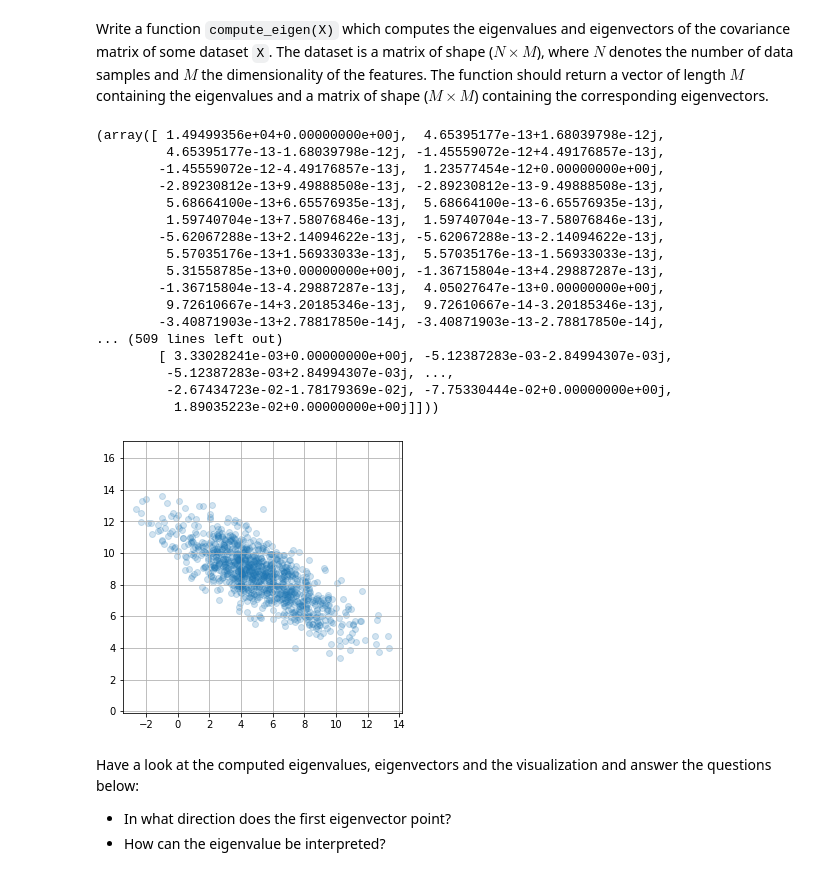
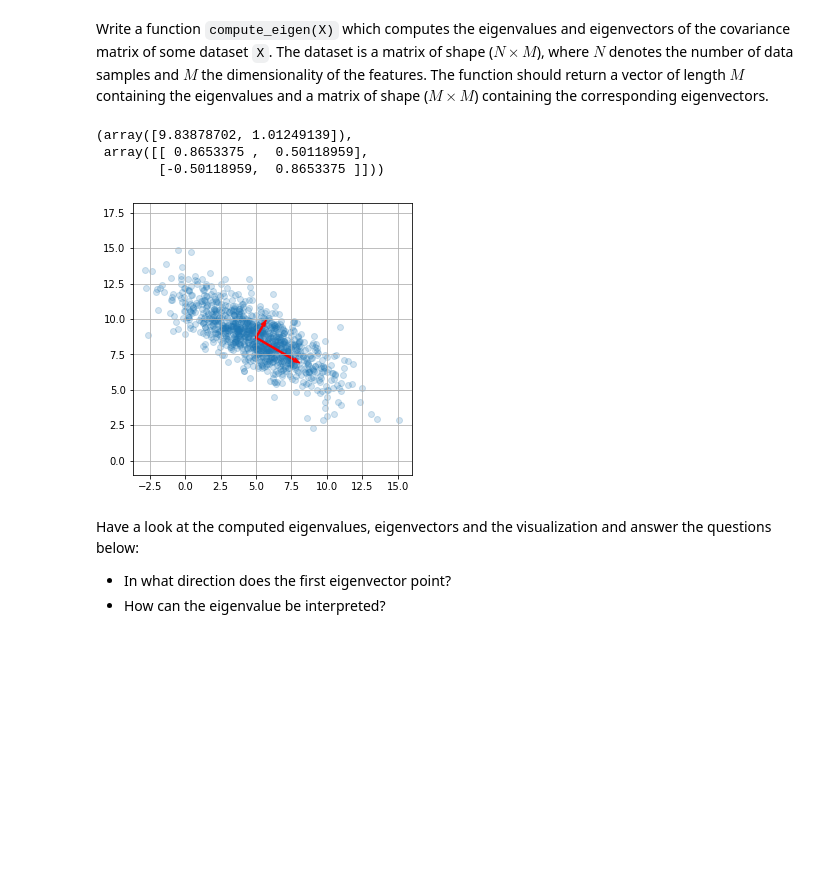
Before and after one commit to ErikNij/5ARB0DataScience, a Jupyter notebook: analysis-template.ipynb, the cells around one changed output. Drawn from its saved outputs; the diff is of its cells as text; code cells hidden in the pictures; blank space fills up the shorter version.

Commit message:
Ex 1.1 complete
Added the transpose so that 1.1 works completly

```diff
--- a/analysis-template.ipynb
+++ b/analysis-template.ipynb
@@ -63,45 +63,36 @@ Write a function `compute_eigen(X)` which computes the eigenvalues and eigenvect
 #// BEGIN_TODO [5ARB0_Analysis_1_1a] Compute eigenvalues and eigenvectors
 
 def compute_eigen(X):
+    X = np.transpose(X)
     ConvMatrix = np.cov(X)
-    return np.linalg.eig(ConvMatrix)
+    NamedTuple = np.linalg.eig(ConvMatrix)
+    eigvals = NamedTuple[0]
+    eigvecs = NamedTuple[1]
+    return eigvals, eigvecs
+
 
 #// END_TODO [5ARB0_Analysis_1_1a]
 # %%
 # generate data
 X = ex11_generate_data()
 
 # compute eigenvalues and eigenvectors
 eigvals, eigvecs = compute_eigen(X)
 
 # plot data
 plt.figure(figsize=(5,5))
 plt.scatter(X[:,0], X[:,1], alpha=0.2)
-#plot_eigen(np.mean(X, axis=0), eigvals, eigvecs, plt.gca(), width=0.1, color="r")
+plot_eigen(np.mean(X, axis=0), eigvals, eigvecs, plt.gca(), width=0.1, color="r")
 plt.axis("equal")
 plt.grid()
 
 # print eigenvalues and eigenvectors
 eigvals, eigvecs
 # %% [output]
-(array([ 1.49499356e+04+0.00000000e+00j,  4.65395177e-13+1.68039798e-12j,
-         4.65395177e-13-1.68039798e-12j, -1.45559072e-12+4.49176857e-13j,
-        -1.45559072e-12-4.49176857e-13j,  1.23577454e-12+0.00000000e+00j,
-        -2.89230812e-13+9.49888508e-13j, -2.89230812e-13-9.49888508e-13j,
-         5.68664100e-13+6.65576935e-13j,  5.68664100e-13-6.65576935e-13j,
-         1.59740704e-13+7.58076846e-13j,  1.59740704e-13-7.58076846e-13j,
-        -5.62067288e-13+2.14094622e-13j, -5.62067288e-13-2.14094622e-13j,
-         5.57035176e-13+1.56933033e-13j,  5.57035176e-13-1.56933033e-13j,
-         5.31558785e-13+0.00000000e+00j, -1.36715804e-13+4.29887287e-13j,
-        -1.36715804e-13-4.29887287e-13j,  4.05027647e-13+0.00000000e+00j,
-         9.72610667e-14+3.20185346e-13j,  9.72610667e-14-3.20185346e-13j,
-        -3.40871903e-13+2.78817850e-14j, -3.40871903e-13-2.78817850e-14j,
-... (509 lines left out)
-        [ 3.33028241e-03+0.00000000e+00j, -5.12387283e-03-2.84994307e-03j,
-         -5.12387283e-03+2.84994307e-03j, ...,
-         -2.67434723e-02-1.78179369e-02j, -7.75330444e-02+0.00000000e+00j,
-          1.89035223e-02+0.00000000e+00j]]))
+(array([9.83878702, 1.01249139]),
+ array([[ 0.8653375 ,  0.50118959],
+        [-0.50118959,  0.8653375 ]]))
-[figure, old version]
+[figure, new version]
 # %% [markdown]
 Have a look at the computed eigenvalues, eigenvectors and the visualization and answer the questions below:
 - In what direction does the first eigenvector point?
```
